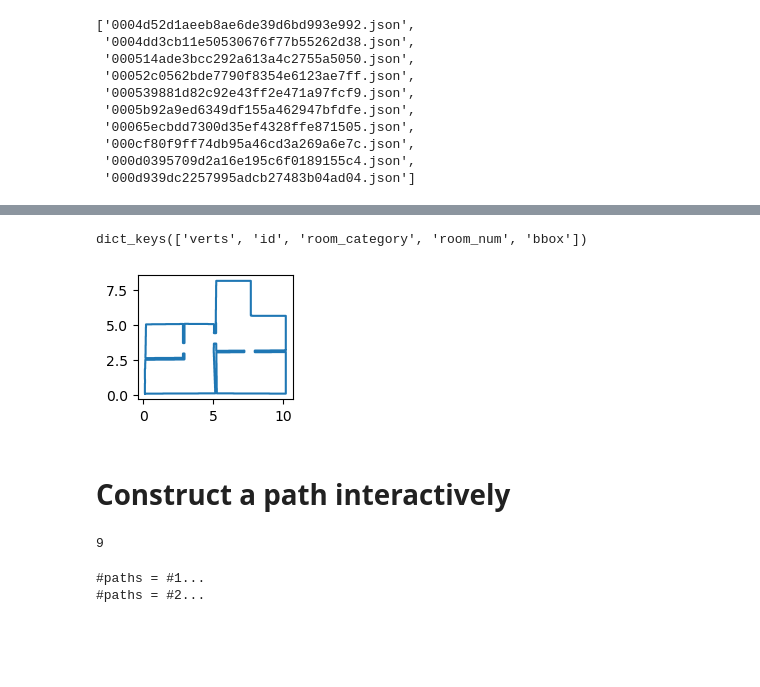
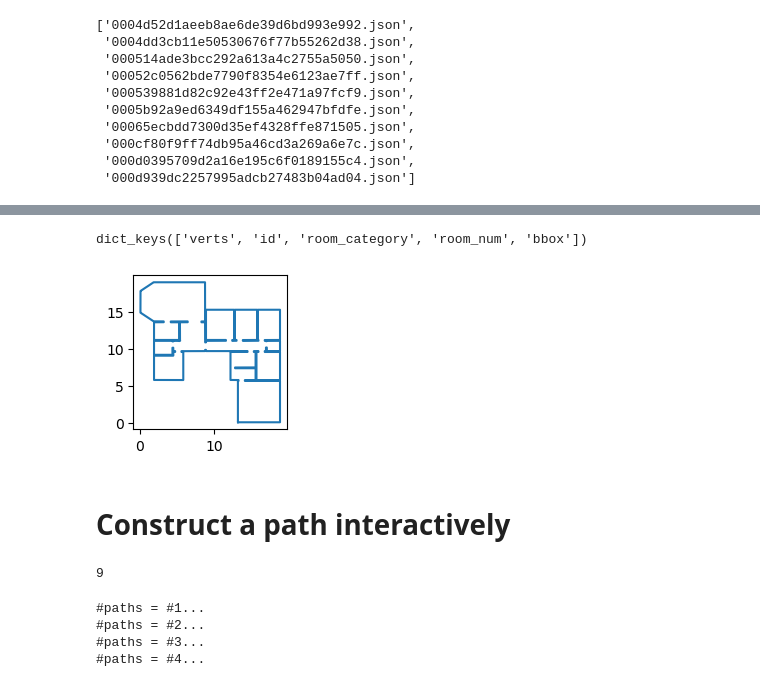
Before and after one commit to mirkoklukas/probabilistic-slam-in-gen, a Jupyter notebook: notebooks/02 - Agent Paths - HouseExpo - Python.ipynb, the cells around one changed output, grey strips where cells are left out. Cells and saved outputs as stored; diff of their text form; code cells hidden in the pictures; blank space fills up the shorter version.

```diff
--- a/notebooks/02 - Agent Paths - HouseExpo - Python.ipynb
+++ b/notebooks/02 - Agent Paths - HouseExpo - Python.ipynb
@@ -53,17 +59,17 @@ for i in range(0,2):
 # %%
-env_name = ls(data_path/"_house_expo_json").files[0]
+env_name = ls(data_path/"_house_expo_json").files[207]
 d = load(data_path/"_house_expo_json"/env_name)
 print(d.keys())
 
 verts = d['verts']
 verts.append(verts[0])
 
 plt.figure(figsize=(2,2))
 plt.gca().set_aspect(1)
 plt.plot(*np.array(d['verts']).T);
 # %% [output]
 dict_keys(['verts', 'id', 'room_category', 'room_num', 'bbox'])
-[figure, old version]
+[figure, new version]
 # %% [markdown]
 # Construct a path interactively
 # %%
@@ -116,6 +122,8 @@ fig.canvas.mpl_connect("button_press_event", onclick)
 9
 #paths = #1...
 #paths = #2...
+#paths = #3...
+#paths = #4...
 # %%
 %matplotlib inline
 plt.figure(figsize=(4,4))
```
Also changed, not shown: parts of 4 cells of this notebook, 4 other files.
